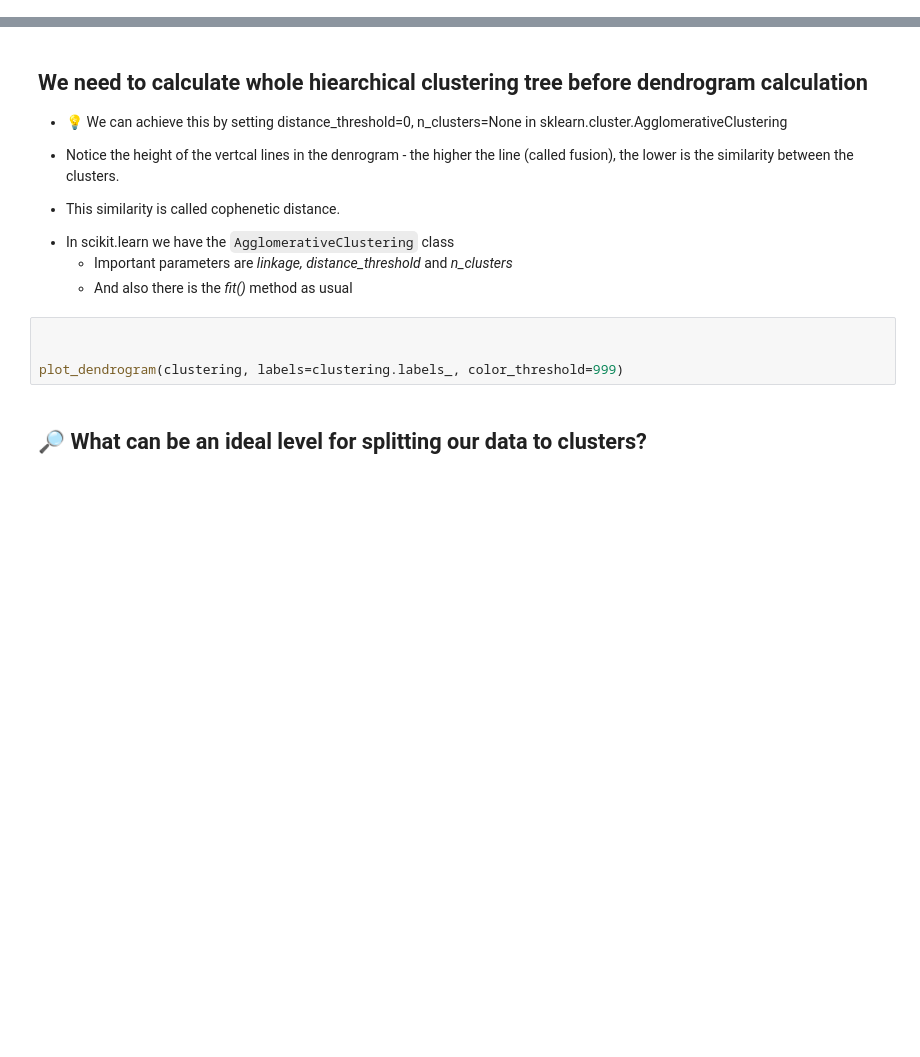
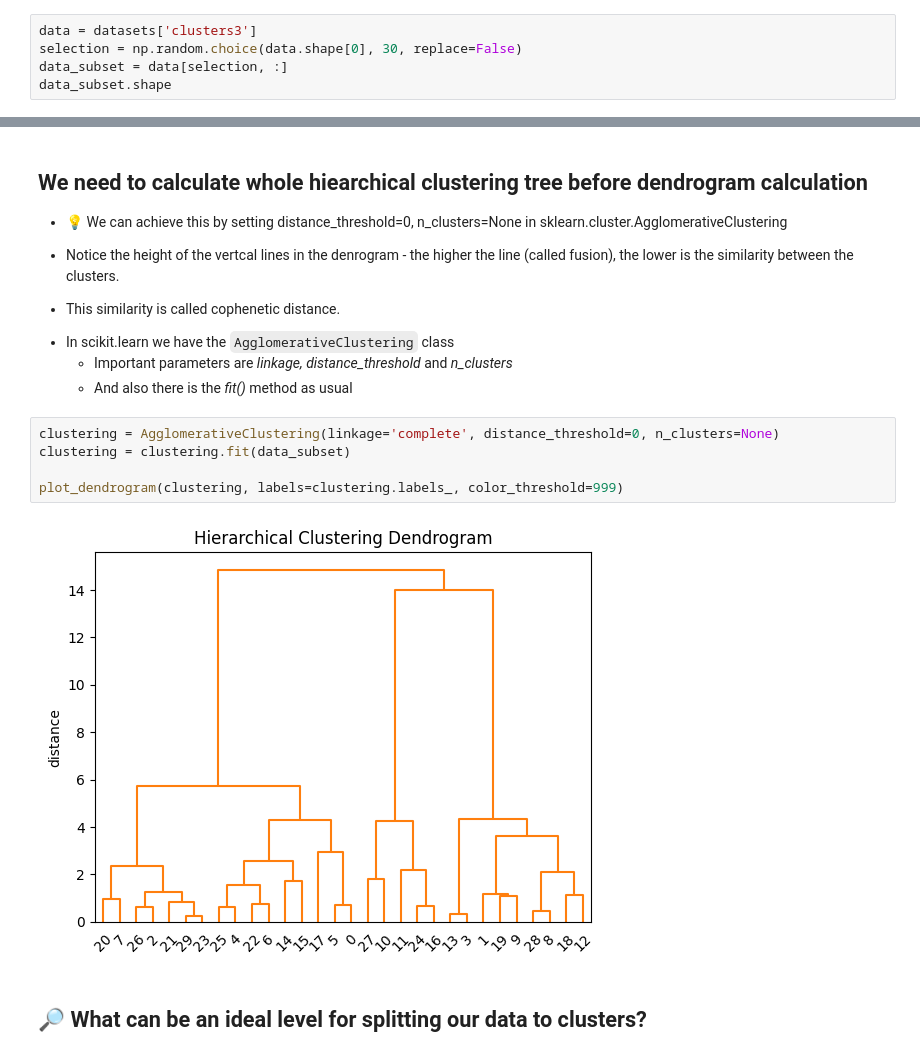
Before and after one commit to astoris777/ZSU, a Jupyter notebook: fml_05.ipynb, the cells around one changed output, grey strips where cells are left out. Cells and saved outputs as stored; diff of their text form; blank space fills up the shorter version.

```diff
--- a/fml_05.ipynb
+++ b/fml_05.ipynb
@@ -91,0 +89,5 @@ data = datasets['clusters3']
+# %%
+data = datasets['clusters3']
+selection = np.random.choice(data.shape[0], 30, replace=False)
+data_subset = data[selection, :]
+data_subset.shape
@@ -130,9 +137,12 @@ def plot_dendrogram(model, **kwargs):
     * Important parameters are *linkage, distance_threshold* and *n_clusters*
     * And also there is the *fit()* method as usual
 # %%
-
+clustering = AgglomerativeClustering(linkage='complete', distance_threshold=0, n_clusters=None)
+clustering = clustering.fit(data_subset)
 
 plot_dendrogram(clustering, labels=clustering.labels_, color_threshold=999)
+# %% [output]
+[figure, added]
 # %% [markdown]
 ## 🔎 What can be an ideal level for splitting our data to clusters?
 # %%
```
Also changed, not shown: parts of 20 cells of this notebook.
